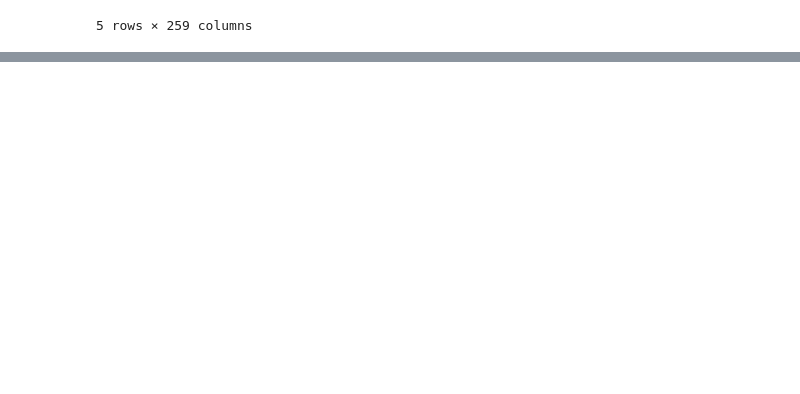
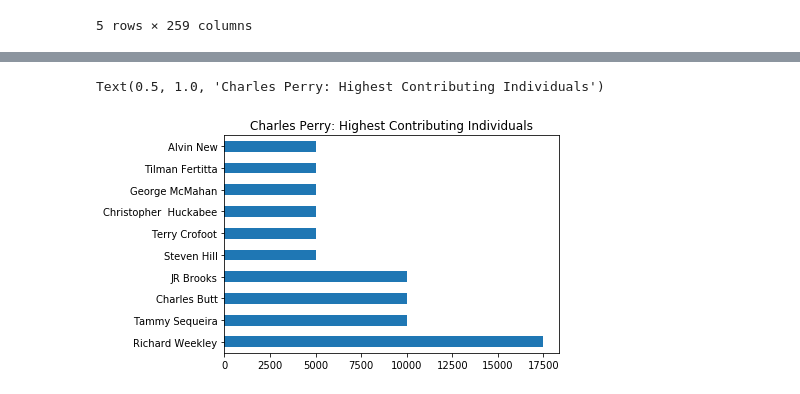
Before and after one commit to nemo-omen/datajourno-notebooks, a Jupyter notebook: Texas-2020--filers.ipynb, the cells around one changed output, grey strips where cells are left out. Drawn from its saved outputs; the diff is of its cells as text; code cells hidden in the pictures; blank space fills up the shorter version.

```diff
--- a/Texas-2020--filers.ipynb
+++ b/Texas-2020--filers.ipynb
@@ -119,0 +147,2 @@ Just making a change here so that it will update in git.
+# %%
+individual_contribs_grouped = perry_contribs.groupby(["contributorNameFirst", "contributorNameLast"]).contributionAmount.sum().reset_index().sort_values("contributionAmount", ascending=False)
@@ -119,0 +164,7 @@ Just making a change here so that it will update in git.
+# %%
+individual_chart = individual_contribs_grouped.head(10).contributionAmount.plot.barh()
+individual_chart.set_yticklabels(individual_contribs_grouped.contributorNameFirst + ' ' + individual_contribs_grouped.contributorNameLast)
+individual_chart.set_title('Charles Perry: Highest Contributing Individuals')
+# %% [output]
+Text(0.5, 1.0, 'Charles Perry: Highest Contributing Individuals')
+[figure, added]
```
Also changed, not shown: parts of 34 cells of this notebook, 10 other files.
